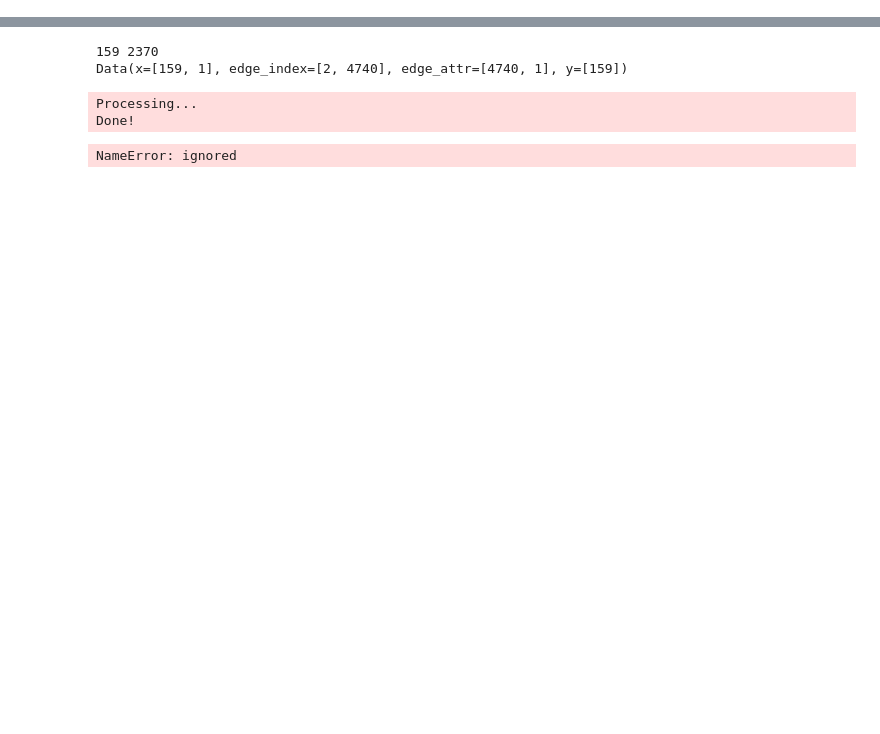
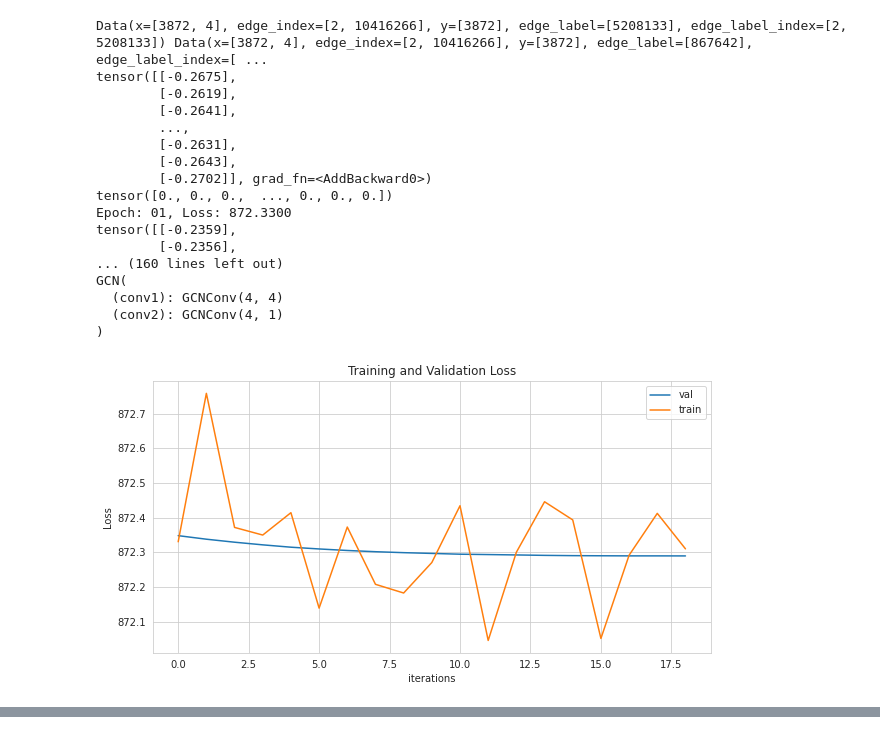
Before and after one commit to LeoVogiatzis/GNN_based_NILM, a Jupyter notebook: notebooks/REDD_graph_analysis.ipynb, the cells around one changed output, grey strips where cells are left out. Cells and saved outputs as stored; diff of their text form; code cells hidden in the pictures; blank space fills up the shorter version.

```diff
--- a/notebooks/REDD_graph_analysis.ipynb
+++ b/notebooks/REDD_graph_analysis.ipynb
@@ -23,0 +280,10 @@ Torch geometric version: 2.0.2
+# %%
+dataset = NilmDataset(root='data', filename='dishwasher.csv', window=20, sigma=20)
+data = dataset[0]
+print(data)
+# data = data.to(device)
+# degrees = torch_geometric.utils.degree(data.edge_index[0])
+#     n_cuts = torch_geometric.utils.normalized_cut(edge_index=data.edge_index, edge_attr=data.edge_attr)
+#     data.x = degrees
+#     print(data)
+# data.x = degrees.reshape((-1, 1))
@@ -24,3 +305,58 @@ Torch geometric version: 2.0.2
+# %%
+data.y = data.y.type(torch.FloatTensor)
+
+transform = RandomLinkSplit(is_undirected=True)
+train_data, val_data, test_data = transform(data)
+print(train_data, val_data, test_data)
+# conventional_ml(train_data)
+model = GCN(in_channels=train_data.x.shape[1], hidden_channels=train_data.x.shape[1],
+            out_channels=1)
+# from utils import mse
+
+# y_true = data.y.cpu().detach().numpy()
+# y_hat = np.mean(y_true)
+# print(mse(np.array([y_hat] * y_true.shape[0]), y_true))
+
+# model.to(device)
+optimizer = torch.optim.Adam(model.parameters(), lr=0.01, weight_decay=5e-4)
+criterion = torch.nn.MSELoss()
+epochs = 20
+train_losses = []
+val_losses = []
+for epoch in range(1, 20):
+    loss = train(model)
+    test_loss = test(model)
+    train_losses.append(loss.item())
+    val_losses.append(test_loss.item())
+    print(f'Epoch: {epoch:02d}, Loss: {loss:.4f}')
+print(model)
+plt.figure(figsize=(10, 5))
+plt.title("Training and Validation Loss")
+plt.plot(val_losses, label="val")
+plt.plot(train_losses, label="train")
+plt.xlabel("iterations")
+plt.ylabel("Loss")
+plt.legend()
+plt.show()
+# %% [output]
+Data(x=[3872, 4], edge_index=[2, 10416266], y=[3872], edge_label=[5208133], edge_label_index=[2, 5208133]) Data(x=[3872, 4], edge_index=[2, 10416266], y=[3872], edge_label=[867642], edge_label_index=[ ...
+tensor([[-0.2675],
+        [-0.2619],
+        [-0.2641],
+        ...,
+        [-0.2631],
+        [-0.2643],
+        [-0.2702]], grad_fn=<AddBackward0>)
+tensor([0., 0., 0.,  ..., 0., 0., 0.])
+Epoch: 01, Loss: 872.3300
+tensor([[-0.2359],
+        [-0.2356],
+... (160 lines left out)
+GCN(
+  (conv1): GCNConv(4, 4)
+  (conv2): GCNConv(4, 1)
+)
+[figure, added]
 # %%
 import io
 from google.colab import files
@@ -139,17 +367,4 @@ class NilmDataset(Dataset):
-# %%
-data = NilmDataset(root='data', filename='mains_1.graphml')
-print(data.data)
-# %% [output]
-159 2370
-Data(x=[159, 1], edge_index=[2, 4740], edge_attr=[4740, 1], y=[159])
-Processing...
-Done!
 # %%
 # missing_values = ['?', '--', ' ', 'NA', 'N/A', '-'] #Sometimes Missing Values are't in form of NaN
 # data = nx.read_graphml(io.BytesIO(uploaded['mains_1.csv']))
 # print('There are Total {} datapoints in the dataset with {} Features listed as {}:'.format(df.shape[0], df.shape[1], df.columns.values))
-# %%
-from torch_geometric.utils.convert import from_networkx
-g = from_networkx(G, group_node_attrs=['Timestamp','drift'])
-# %% [output]
-NameError: ignored
```
Also changed, not shown: parts of 14 cells of this notebook.
